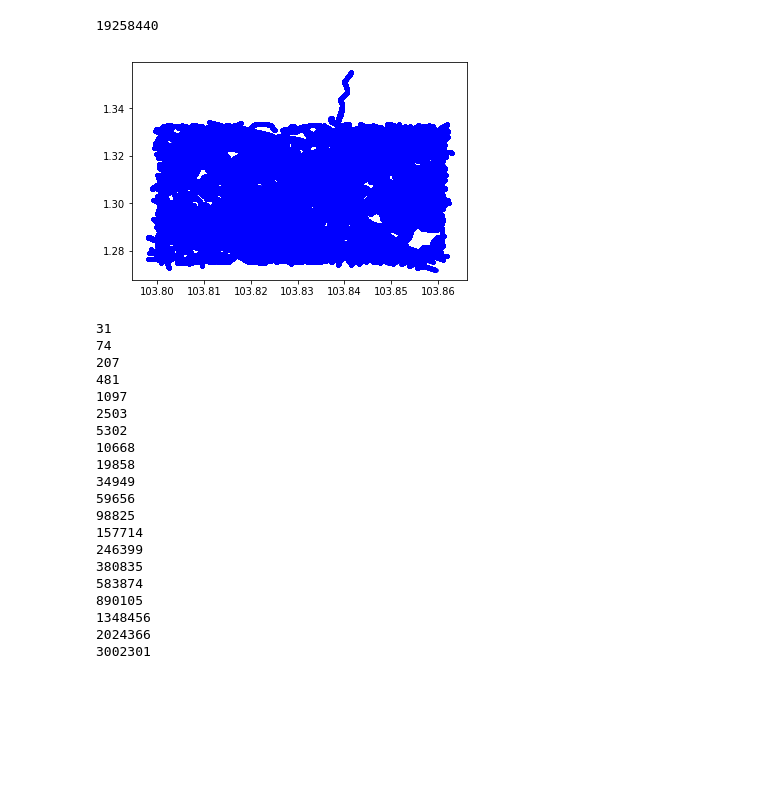
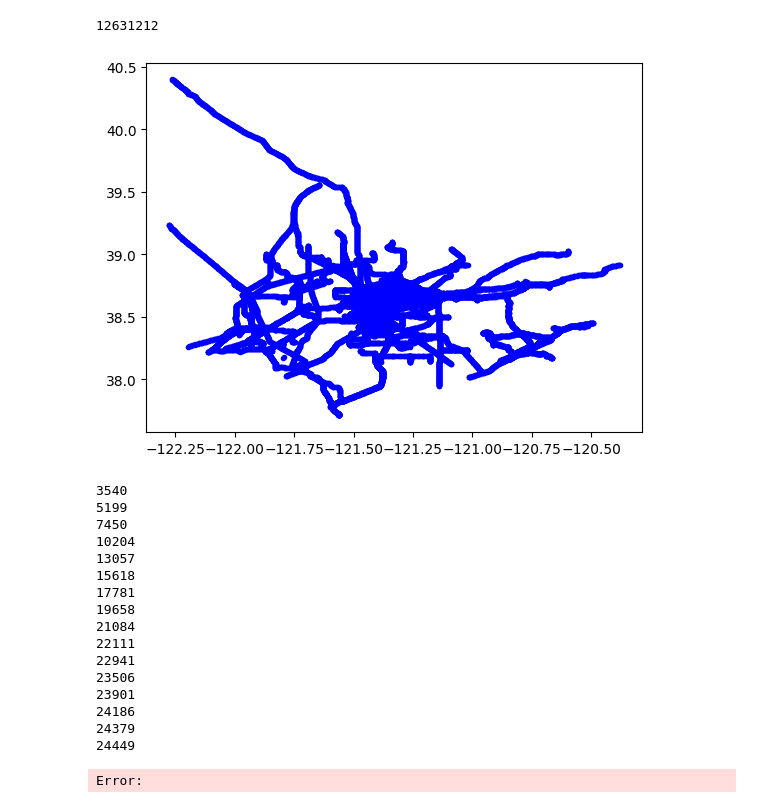
Before and after one commit to zarrafkhan/fractal_map, a Jupyter notebook: geojson/plot_coordinates.ipynb, the cells around one changed output. Cells and saved outputs as stored; diff of their text form; code cells hidden in the pictures; blank space fills up the shorter version.

```diff
--- a/geojson/plot_coordinates.ipynb
+++ b/geojson/plot_coordinates.ipynb
@@ -12,25 +13,25 @@ def fill_between_points(pointa, pointb,n):
 # %%
 #load data
 
-with open('export_sg.geojson') as f:
+with open('cali.geojson') as f:
     data = json.load(f)
 
 allcoords = []
+#to work with multilinestring - FBP foreach line, then normally
 
 for feature in data['features']:
-    if feature['geometry']['type'] == "LineString":
-        for i in range(len(feature['geometry']['coordinates'])-1):
-            allcoords.extend(fill_between_points(feature['geometry']['coordinates'][i],feature['geometry']['coordinates'][i+1],500))
+    if feature['geometry']['type'] == "MultiLineString":
+        for i in range(len(feature['geometry']['coordinates'][0])-1):
+            allcoords.extend(fill_between_points(feature['geometry']['coordinates'][0][i],feature['geometry']['coordinates'][0][i+1],500))
+len(allcoords)
+# %% [output]
+12631212
-# %%
-len(allcoords)
-# %% [output]
-19258440
 # %%
 longs = [x[0] for x in allcoords]
-lats = [x[1] for x in allcoords]
+latis = [x[1] for x in allcoords]
 
-plt.plot(longs,lats,'b.')
+plt.plot(longs,latis,'b.')
 plt.show()
 # %% [output]
-[figure, old version]
+[figure, new version]
 # %%
@@ -108,34 +107,30 @@ def get_dimension(scale,counts):
     dimension = -slope
     print(dimension)
 # %%
-ls = np.logspace(-2,-5.5,20)
-
+ls = np.logspace(-2,-5,20)
 counts = [0]*len(ls)
 
 for i in range(len(ls)):
     counts[i] = get_count(allcoords,ls[i])
     print(counts[i])
 # %% [output]
-31
-74
-207
-481
-1097
-2503
-5302
-10668
-19858
-34949
-59656
-98825
-157714
-246399
-380835
-583874
-890105
-1348456
-2024366
-3002301
+3540
+5199
+7450
+10204
+13057
+15618
+17781
+19658
+21084
+22111
+22941
+23506
+23901
+24186
+24379
+24449
+Error:
 # %%
 plt.loglog(ls,counts,'bx')
 plt.grid("True")
```
Also changed, not shown: parts of 7 cells of this notebook.
